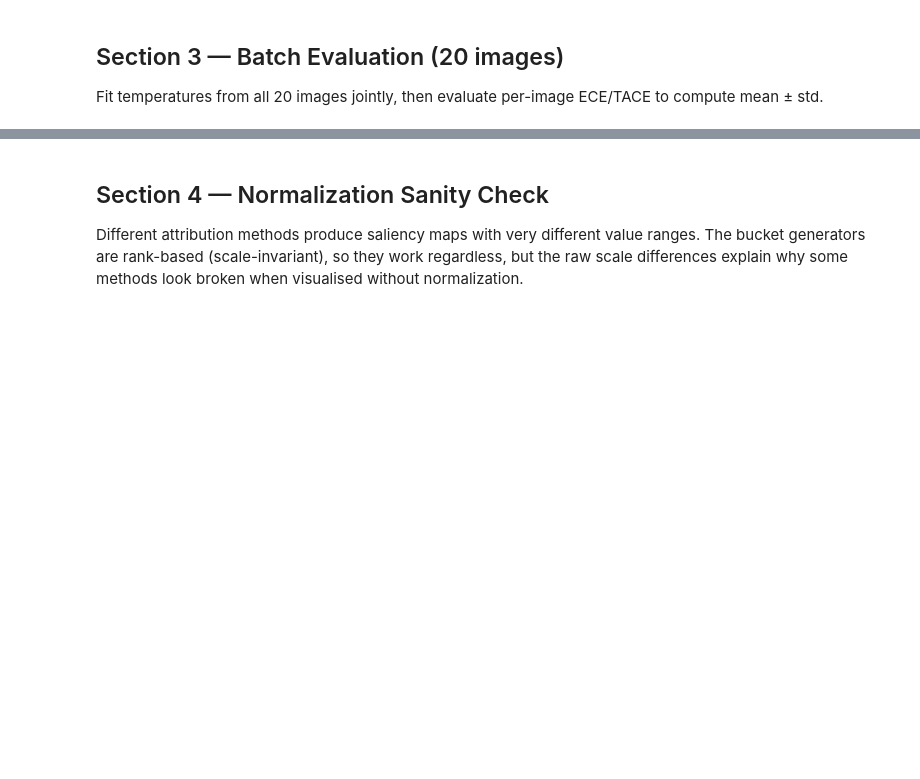
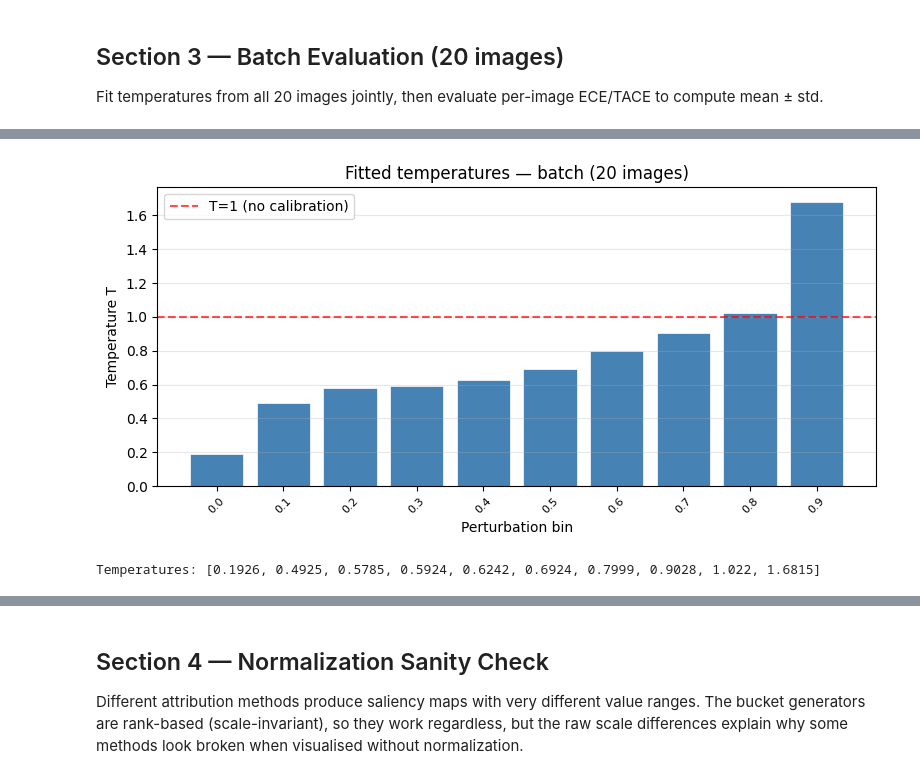
Before and after one commit to kapitan05/causal_calibration, a Jupyter notebook: notebooks/03_calibration_test.ipynb, the cells around one changed output, grey strips where cells are left out. Saved outputs shown, nothing was run; the diff lists cells and outputs as text; code cells hidden in the pictures; blank space fills up the shorter version.

```diff
--- a/notebooks/03_calibration_test.ipynb
+++ b/notebooks/03_calibration_test.ipynb
@@ -255,29 +334,33 @@ for b in range(NUM_BINS):
 # %%
 batch_temps = []
 for b in range(NUM_BINS):
     lgt = batch_logits_bins[b]
     lbl = batch_labels_bins[b]
     if len(lgt) > 1:
         T = temperature_scaling(np.stack(lgt), np.array(lbl, dtype=np.int64))
     else:
         T = 1.0
     batch_temps.append(round(T, 4))
 
 global_recalx = ReCalXModel(raw_model, num_bins=NUM_BINS)
 global_recalx.load_learned_temperatures(batch_temps)
+global_recalx = global_recalx.to(device)
 
 fig, ax = plt.subplots(figsize=(8, 4))
 ax.bar(np.arange(NUM_BINS), batch_temps, color="steelblue", edgecolor="white", linewidth=0.5)
 ax.axhline(1.0, color="red", linestyle="--", alpha=0.7, label="T=1 (no calibration)")
 ax.set_xlabel("Perturbation bin")
 ax.set_ylabel("Temperature T")
 ax.set_title("Fitted temperatures — batch (20 images)")
 ax.set_xticks(np.arange(NUM_BINS))
 ax.set_xticklabels([f"{b/NUM_BINS:.1f}" for b in range(NUM_BINS)], rotation=45, fontsize=8)
 ax.legend(); ax.grid(axis="y", alpha=0.3)
 plt.tight_layout(); plt.show()
 
 print("Temperatures:", batch_temps)
+# %% [output]
+[figure, added]
+Temperatures: [0.1926, 0.4925, 0.5785, 0.5924, 0.6242, 0.6924, 0.7999, 0.9028, 1.022, 1.6815]
 # %%
 ece_raws, ece_cals   = [], []
 tace_raws, tace_cals = [], []
```
Also changed, not shown: parts of 20 cells of this notebook, 1 other file.
